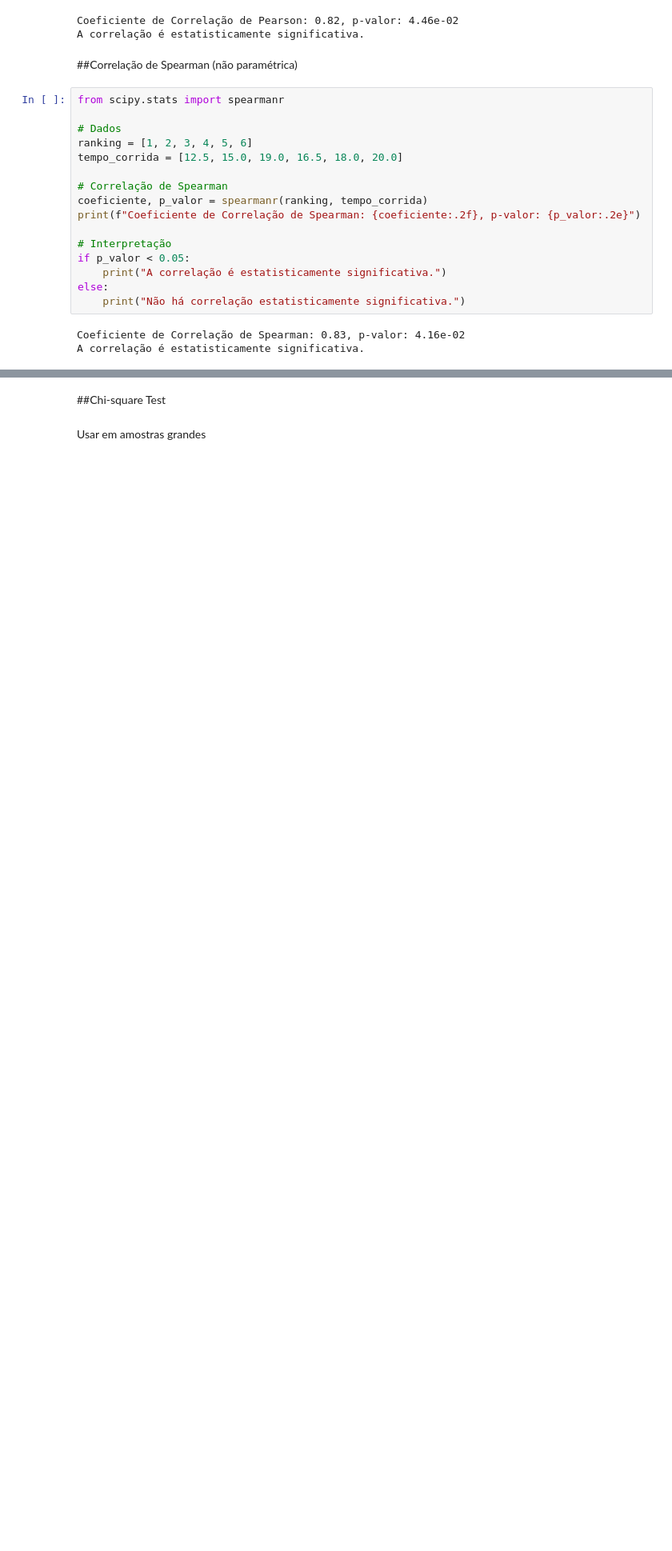
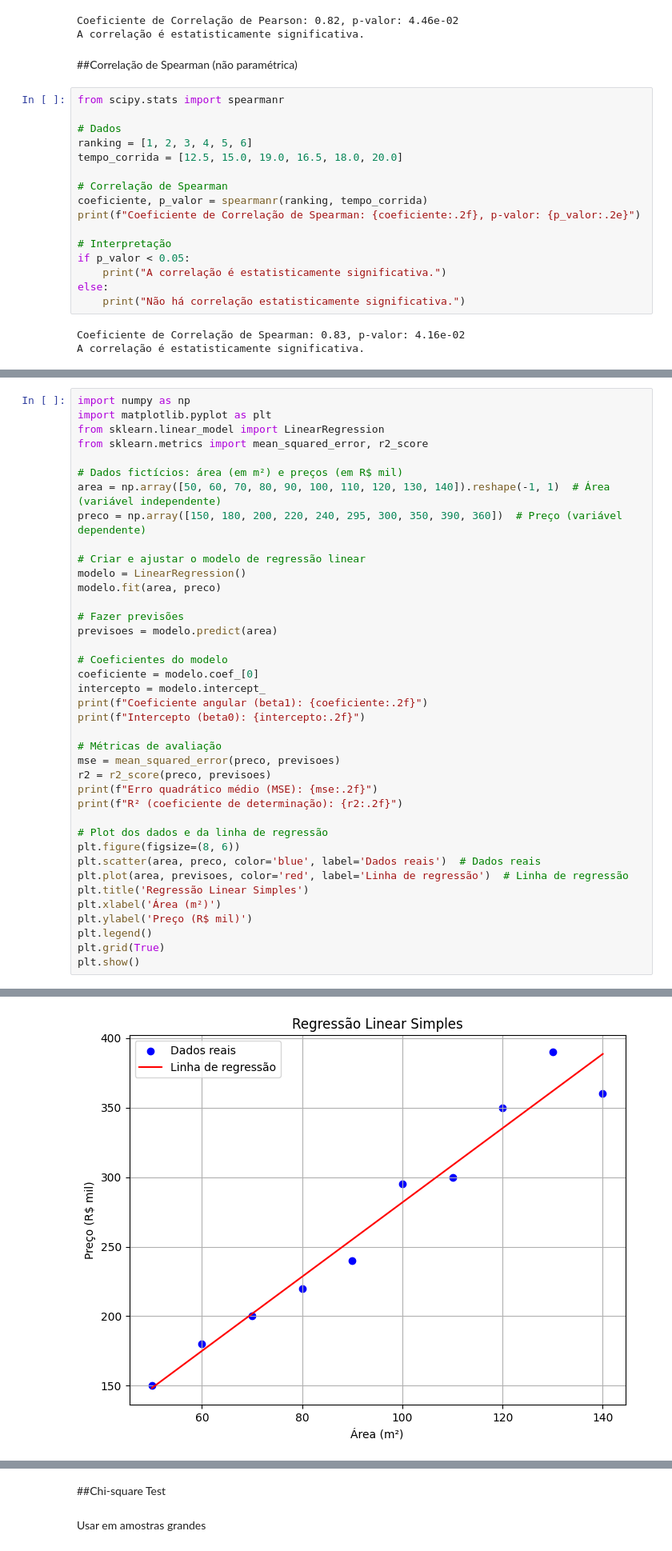
Before and after one commit to fabiolofredo/Statistical-Test, a Jupyter notebook: Statistical_Tests.ipynb, the cells around one changed output, grey strips where cells are left out. Shown at 80% size. Drawn from its saved outputs; the diff is of its cells as text; blank space fills up the shorter version.

```diff
--- a/Statistical_Tests.ipynb
+++ b/Statistical_Tests.ipynb
@@ -253,0 +256,40 @@ A correlação é estatisticamente significativa.
+# %%
+import numpy as np
+import matplotlib.pyplot as plt
+from sklearn.linear_model import LinearRegression
+from sklearn.metrics import mean_squared_error, r2_score
+
+# Dados fictícios: área (em m²) e preços (em R$ mil)
+area = np.array([50, 60, 70, 80, 90, 100, 110, 120, 130, 140]).reshape(-1, 1)  # Área (variável independente)
+preco = np.array([150, 180, 200, 220, 240, 295, 300, 350, 390, 360])  # Preço (variável dependente)
+
+# Criar e ajustar o modelo de regressão linear
+modelo = LinearRegression()
+modelo.fit(area, preco)
+
+# Fazer previsões
+previsoes = modelo.predict(area)
+
+# Coeficientes do modelo
+coeficiente = modelo.coef_[0]
+intercepto = modelo.intercept_
+print(f"Coeficiente angular (beta1): {coeficiente:.2f}")
+print(f"Intercepto (beta0): {intercepto:.2f}")
+
+# Métricas de avaliação
+mse = mean_squared_error(preco, previsoes)
+r2 = r2_score(preco, previsoes)
+print(f"Erro quadrático médio (MSE): {mse:.2f}")
+print(f"R² (coeficiente de determinação): {r2:.2f}")
+
+# Plot dos dados e da linha de regressão
+plt.figure(figsize=(8, 6))
+plt.scatter(area, preco, color='blue', label='Dados reais')  # Dados reais
+plt.plot(area, previsoes, color='red', label='Linha de regressão')  # Linha de regressão
+plt.title('Regressão Linear Simples')
+plt.xlabel('Área (m²)')
+plt.ylabel('Preço (R$ mil)')
+plt.legend()
+plt.grid(True)
+plt.show()
+# %% [output]
@@ -253,0 +300 @@ A correlação é estatisticamente significativa.
+[figure, added]
```
Also changed, not shown: parts of 11 cells of this notebook.
